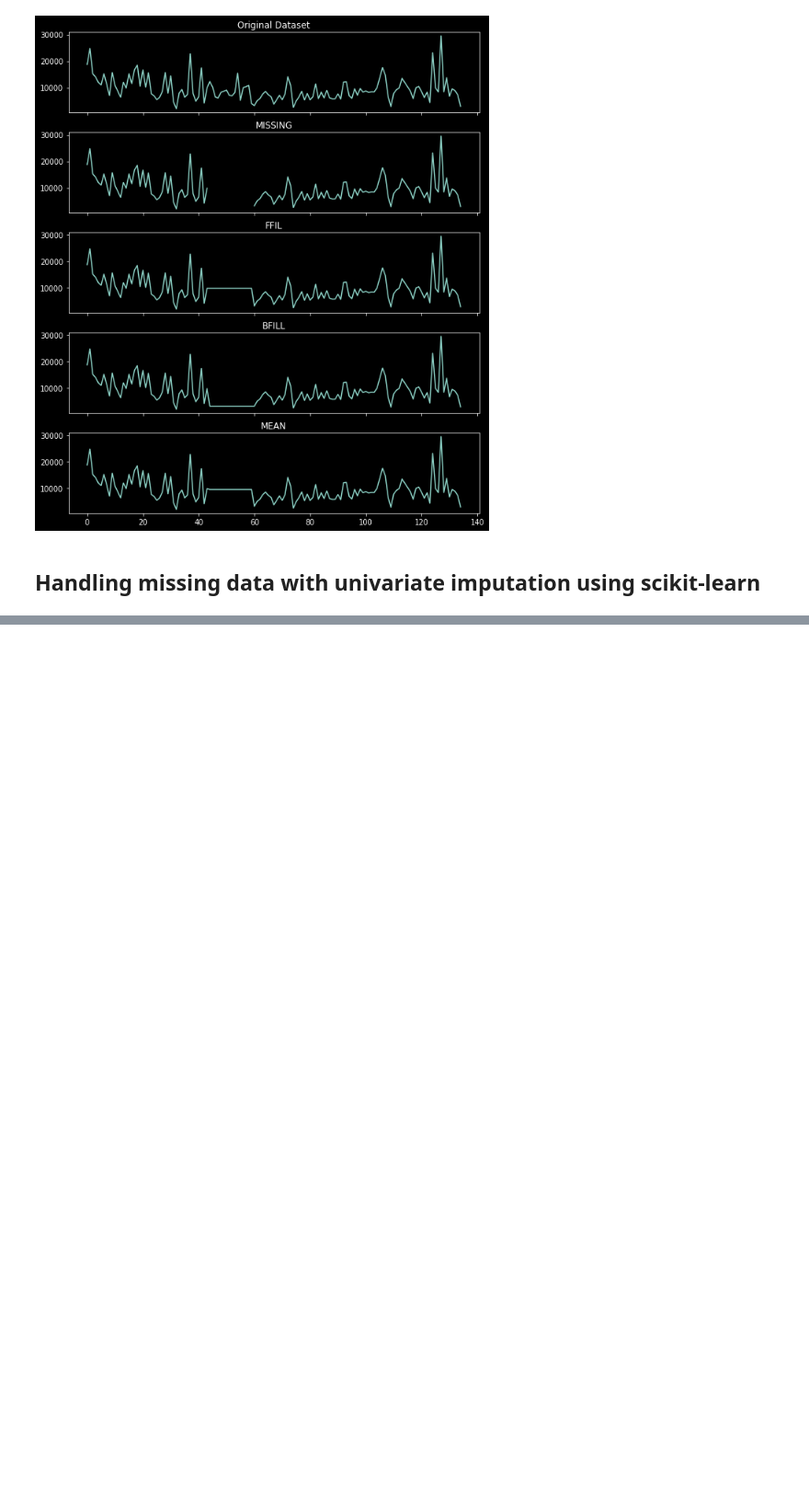
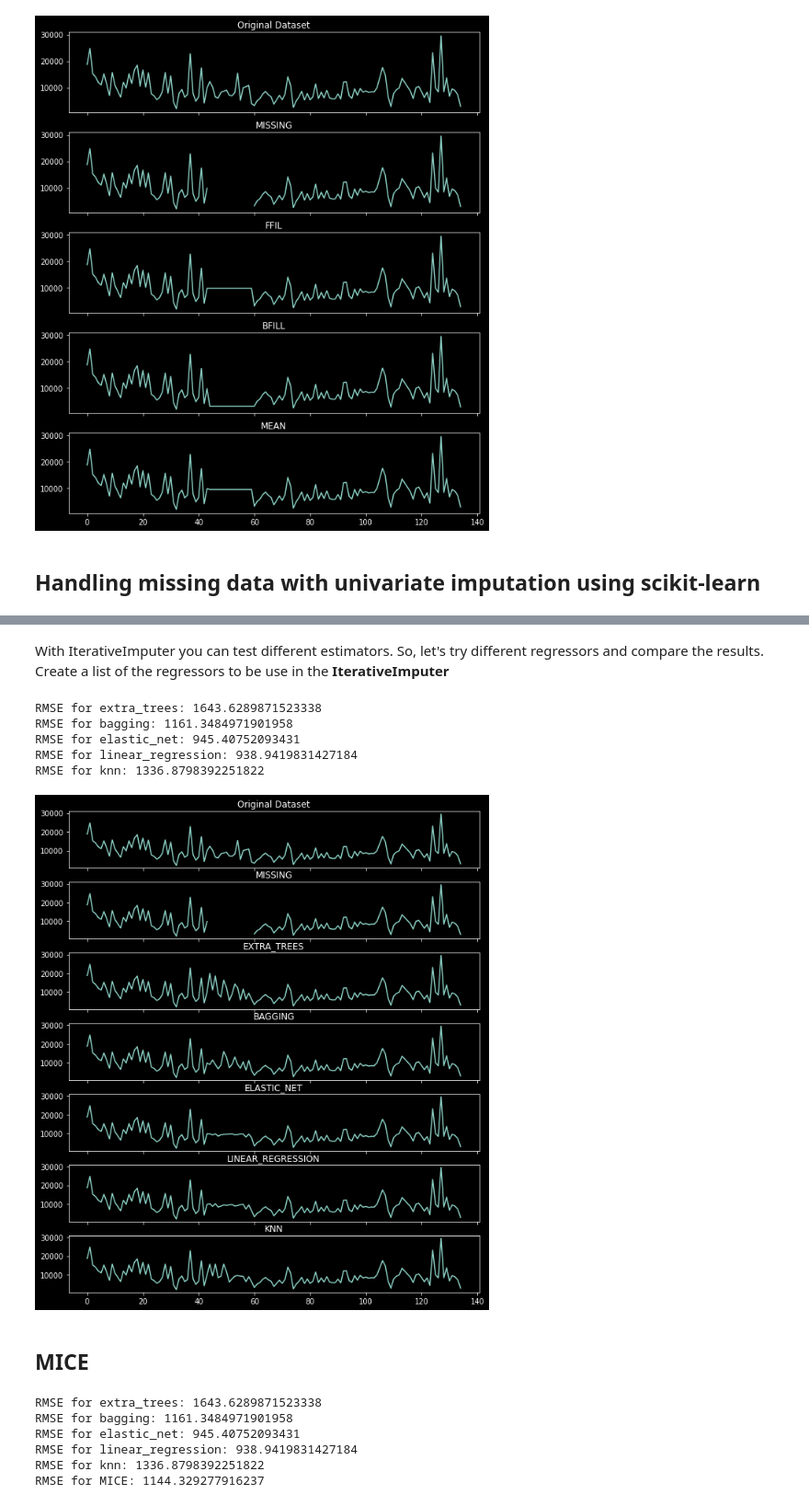
Before and after one commit to BrunoCavag/TimeSeriesAnalisis_Python, a Jupyter notebook: cookbook_code/my_code/Chapter_7.ipynb, the cells around one changed output, grey strips where cells are left out. Shown at 92% size. Saved outputs shown, nothing was run; the diff lists cells and outputs as text; code cells hidden in the pictures; blank space fills up the shorter version.

```diff
--- a/cookbook_code/my_code/Chapter_7.ipynb
+++ b/cookbook_code/my_code/Chapter_7.ipynb
@@ -193,0 +241,44 @@ plot_dfs(clicks_original, clicks_missing, 'clicks')
+# %%
+from sklearn.impute import IterativeImputer
+from sklearn.experimental import enable_iterative_imputer
+from sklearn.ensemble import ExtraTreesRegressor,BaggingRegressor
+from sklearn.linear_model import ElasticNet,LinearRegression
+from sklearn.neighbors import KNeighborsRegressor
+
+clicks_or_url = 'https://media.githubusercontent.com/media/PacktPublishing/Time-Series-Analysis-with-Python-Cookbook./main/datasets/Ch7/clicks_original.csv'
+clicks_ms_url = 'https://media.githubusercontent.com/media/PacktPublishing/Time-Series-Analysis-with-Python-Cookbook./main/datasets/Ch7/clicks_missing.csv'
+
+co2_or_url = 'https://media.githubusercontent.com/media/PacktPublishing/Time-Series-Analysis-with-Python-Cookbook./main/datasets/Ch7/co2_original.csv'
+co2_ms_url = 'https://media.githubusercontent.com/media/PacktPublishing/Time-Series-Analysis-with-Python-Cookbook./main/datasets/Ch7/co2_missing.csv'
+
+co2_original = pd.read_csv(co2_or_url)
+co2_missing = pd.read_csv(co2_ms_url)
+clicks_original = pd.read_csv(clicks_or_url)
+clicks_missing = pd.read_csv(clicks_ms_url)
+# %% [markdown]
+With IterativeImputer you can test different estimators. So, let's try different regressors and compare the results. Create a list of the regressors to be use in the **IterativeImputer**
+# %%
+estimators = [('extra_trees', ExtraTreesRegressor(n_estimators=10)),
+                ('bagging', BaggingRegressor(n_estimators=10)),
+                ('elastic_net', ElasticNet()),
+                ('linear_regression', LinearRegression()),
+                ('knn', KNeighborsRegressor(n_neighbors=3))]
+# %%
+clicks_vals = clicks_missing.iloc[:,1:4].values
+for e_name, e in estimators:
+    est = IterativeImputer(random_state=15,estimator=e).fit(clicks_vals)
+    clicks_missing[e_name] = est.transform(clicks_vals)[:, 2]
+# %%
+_ = rmse_score(clicks_original, clicks_missing, 'clicks')
+# %% [output]
+RMSE for extra_trees: 1643.6289871523338
+RMSE for bagging: 1161.3484971901958
+RMSE for elastic_net: 945.40752093431
+RMSE for linear_regression: 938.9419831427184
+RMSE for knn: 1336.8798392251822
+# %%
+plot_dfs(clicks_original, clicks_missing, 'clicks')
+# %% [output]
+[figure, added]
+# %% [markdown]
+## MICE
@@ -193,0 +294,10 @@ plot_dfs(clicks_original, clicks_missing, 'clicks')
+# %%
+clicks_missing['MICE'] = mice_data.data['clicks'].values.tolist()
+_ = rmse_score(clicks_original, clicks_missing, 'clicks')
+# %% [output]
+RMSE for extra_trees: 1643.6289871523338
+RMSE for bagging: 1161.3484971901958
+RMSE for elastic_net: 945.40752093431
+RMSE for linear_regression: 938.9419831427184
+RMSE for knn: 1336.8798392251822
+RMSE for MICE: 1144.329277916237
```
Also changed, not shown: parts of 19 cells of this notebook.
